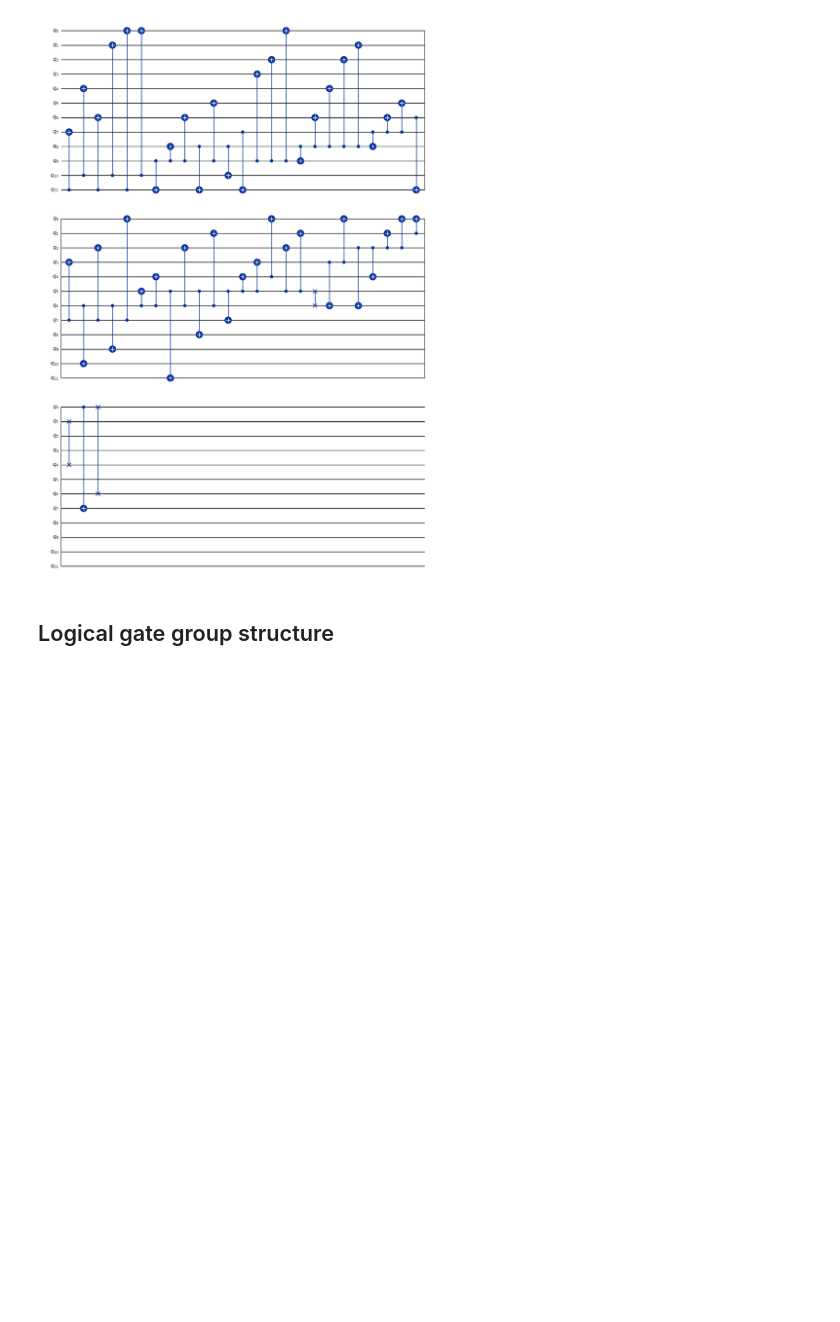
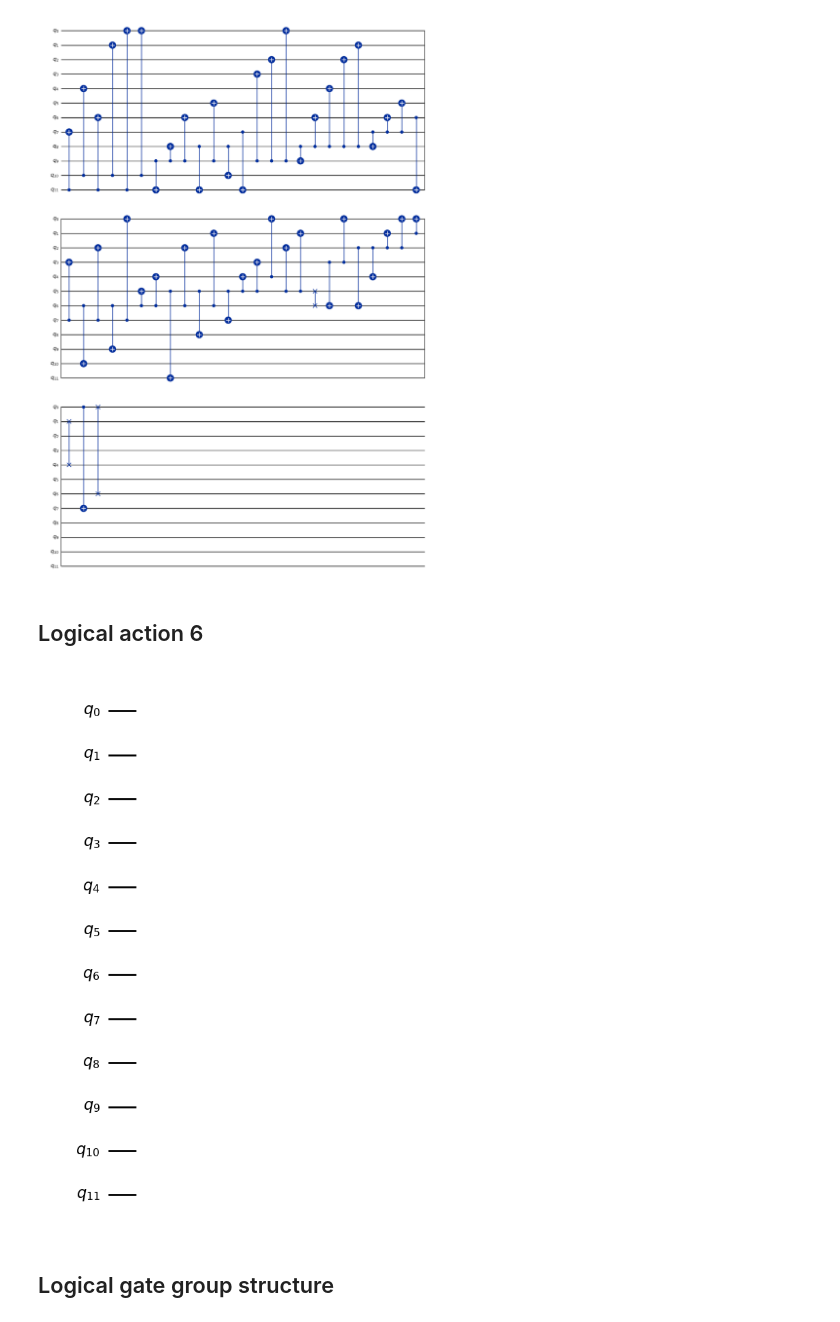
Before and after one commit to hsayginel/autqec, a Jupyter notebook: examples/bivariant_bicycle_codes/ZX_duality/[[360,12,24]].ipynb, the cells around one changed output. Saved outputs shown, nothing was run; the diff lists cells and outputs as text; code cells hidden in the pictures; blank space fills up the shorter version.

```diff
--- a/examples/bivariant_bicycle_codes/ZX_duality/[[360,12,24]].ipynb
+++ b/examples/bivariant_bicycle_codes/ZX_duality/[[360,12,24]].ipynb
@@ -106,6 +106,15 @@ qc = construct_circuit(log_act, k)
 qc.draw(output='mpl')
 # %% [output]
 [figure]
+# %% [markdown]
+## Logical action 6
+# %%
+# logical circuit
+log_act, phys_circ = circuits[5]
+qc = construct_circuit(log_act, k)
+qc.draw(output='mpl')
+# %% [output]
+[figure, added]
 # %% [markdown]
 ## Logical gate group structure
 # %%
```
